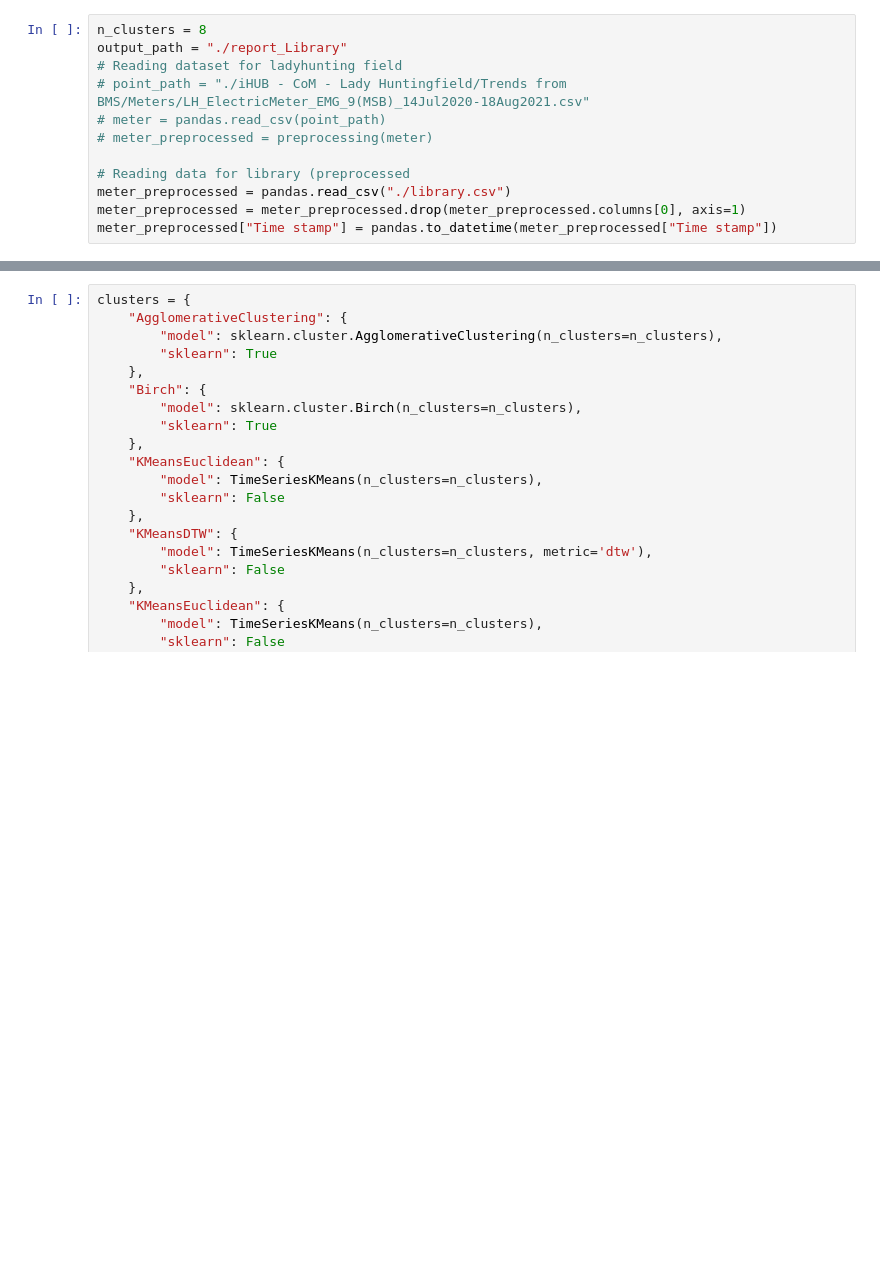
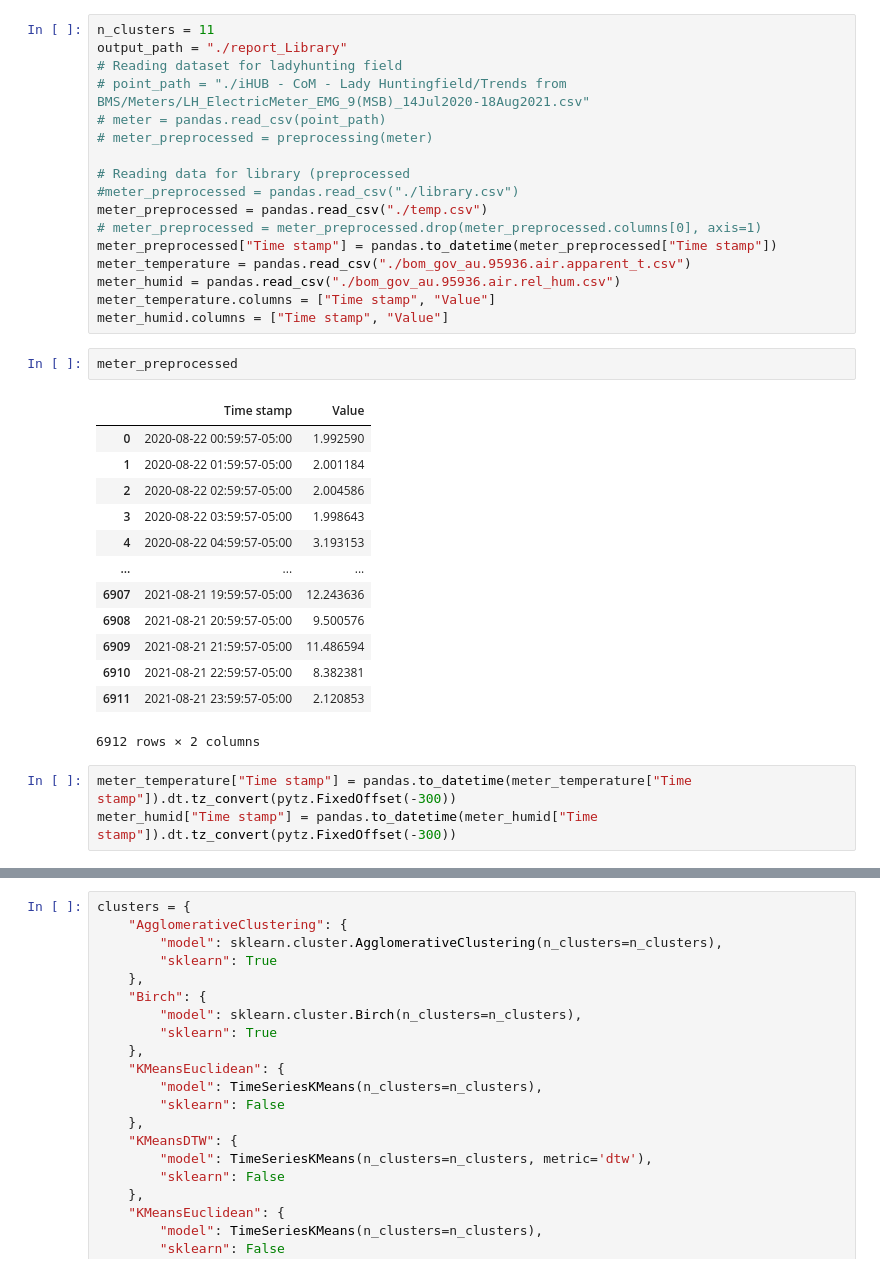
Before and after one commit to JunjunPanJoseph/Building-Information-Analysis, a Jupyter notebook: clustering.ipynb, the cells around one changed output, grey strips where cells are left out. Cells and saved outputs as stored; diff of their text form; blank space fills up the shorter version.

```diff
--- a/clustering.ipynb
+++ b/clustering.ipynb
@@ -31,7 +32,7 @@ def preprocessing(meter):
     meter_preprocessed = meter_preprocessed.drop_duplicates(subset=["Time stamp"])
     return meter_preprocessed
 # %%
-n_clusters = 8
+n_clusters = 11
 output_path = "./report_Library"
 # Reading dataset for ladyhunting field
 # point_path = "./iHUB - CoM - Lady Huntingfield/Trends from BMS/Meters/LH_ElectricMeter_EMG_9(MSB)_14Jul2020-18Aug2021.csv"
@@ -39,6 +40,30 @@ output_path = "./report_Library"
 # meter_preprocessed = preprocessing(meter)
 
 # Reading data for library (preprocessed
-meter_preprocessed = pandas.read_csv("./library.csv")
-meter_preprocessed = meter_preprocessed.drop(meter_preprocessed.columns[0], axis=1)
+#meter_preprocessed = pandas.read_csv("./library.csv")
+meter_preprocessed = pandas.read_csv("./temp.csv")
+# meter_preprocessed = meter_preprocessed.drop(meter_preprocessed.columns[0], axis=1)
 meter_preprocessed["Time stamp"] = pandas.to_datetime(meter_preprocessed["Time stamp"])
+meter_temperature = pandas.read_csv("./bom_gov_au.95936.air.apparent_t.csv")
+meter_humid = pandas.read_csv("./bom_gov_au.95936.air.rel_hum.csv")
+meter_temperature.columns = ["Time stamp", "Value"]
+meter_humid.columns = ["Time stamp", "Value"]
+# %%
+meter_preprocessed
+# %% [output]
+|  | Time stamp | Value |
+| 0 | 2020-08-22 00:59:57-05:00 | 1.992590 |
+| 1 | 2020-08-22 01:59:57-05:00 | 2.001184 |
+| 2 | 2020-08-22 02:59:57-05:00 | 2.004586 |
+| 3 | 2020-08-22 03:59:57-05:00 | 1.998643 |
+| 4 | 2020-08-22 04:59:57-05:00 | 3.193153 |
+| ... | ... | ... |
+| 6907 | 2021-08-21 19:59:57-05:00 | 12.243636 |
+| 6908 | 2021-08-21 20:59:57-05:00 | 9.500576 |
+| 6909 | 2021-08-21 21:59:57-05:00 | 11.486594 |
+| 6910 | 2021-08-21 22:59:57-05:00 | 8.382381 |
+| 6911 | 2021-08-21 23:59:57-05:00 | 2.120853 |
+6912 rows × 2 columns
+# %%
+meter_temperature["Time stamp"] = pandas.to_datetime(meter_temperature["Time stamp"]).dt.tz_convert(pytz.FixedOffset(-300))
+meter_humid["Time stamp"] = pandas.to_datetime(meter_humid["Time stamp"]).dt.tz_convert(pytz.FixedOffset(-300))
```
Also changed, not shown: parts of 10 cells of this notebook, 5 other files.
